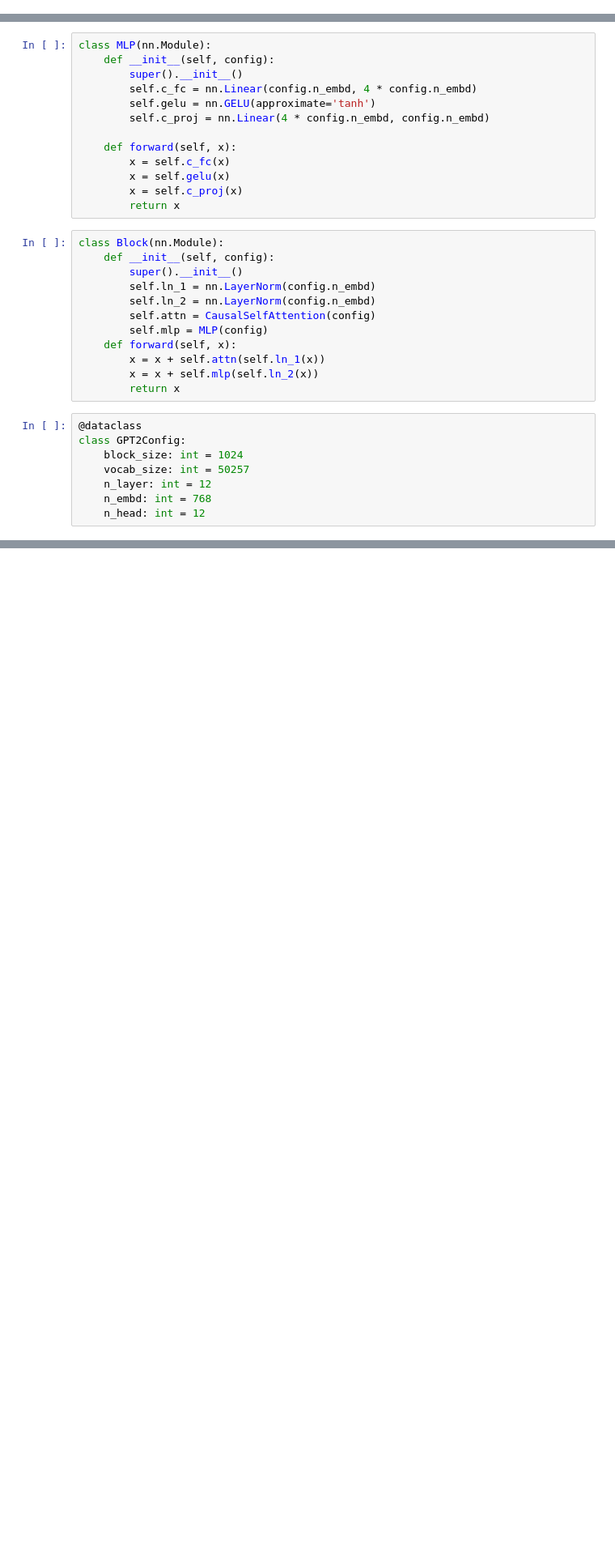
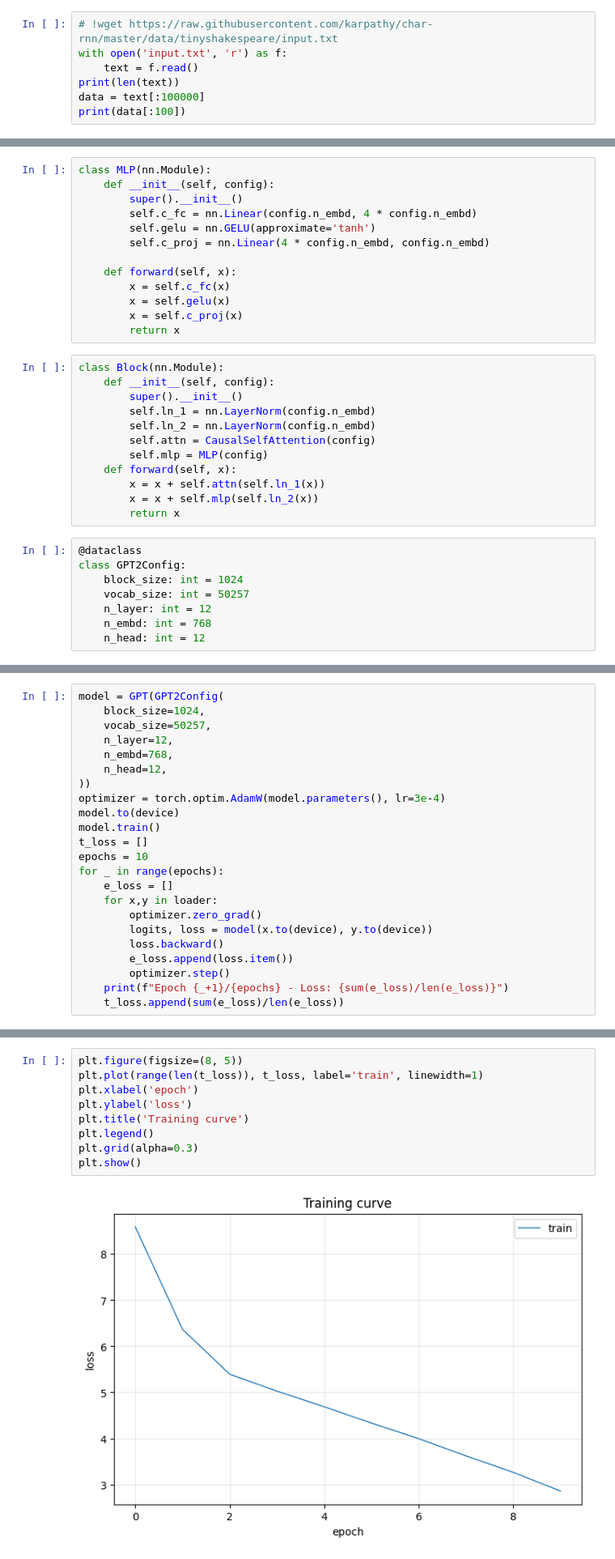
Before and after one commit to xerneas3318/makemore, a Jupyter notebook: gpt-2.ipynb, the cells around one changed output, grey strips where cells are left out. Shown at 81% size. Cells and saved outputs as stored; diff of their text form; blank space fills up the shorter version.

Commit message:
working training

```diff
--- a/gpt-2.ipynb
+++ b/gpt-2.ipynb
@@ -18,0 +13,7 @@ device = 'cuda' if torch.cuda.is_available() else 'cpu'
+# %%
+# !wget https://raw.githubusercontent.com/karpathy/char-rnn/master/data/tinyshakespeare/input.txt
+with open('input.txt', 'r') as f:
+    text = f.read()
+print(len(text))
+data = text[:100000]
+print(data[:100])
@@ -211,0 +187,23 @@ Hello, I'm a language model, so it is a 'lake' field. Imagine a population with
+# %%
+model = GPT(GPT2Config(
+    block_size=1024,
+    vocab_size=50257,
+    n_layer=12,
+    n_embd=768,
+    n_head=12,
+))
+optimizer = torch.optim.AdamW(model.parameters(), lr=3e-4)
+model.to(device)
+model.train()
+t_loss = []
+epochs = 10
+for _ in range(epochs):
+    e_loss = []
+    for x,y in loader:
+        optimizer.zero_grad()
+        logits, loss = model(x.to(device), y.to(device))
+        loss.backward()
+        e_loss.append(loss.item())
+        optimizer.step()
+    print(f"Epoch {_+1}/{epochs} - Loss: {sum(e_loss)/len(e_loss)}")
+    t_loss.append(sum(e_loss)/len(e_loss))
@@ -211,0 +221,11 @@ Hello, I'm a language model, so it is a 'lake' field. Imagine a population with
+# %%
+plt.figure(figsize=(8, 5))
+plt.plot(range(len(t_loss)), t_loss, label='train', linewidth=1)
+plt.xlabel('epoch')
+plt.ylabel('loss')
+plt.title('Training curve')
+plt.legend()
+plt.grid(alpha=0.3)
+plt.show()
+# %% [output]
+[figure, added]
```
Also changed, not shown: parts of 8 cells of this notebook, 3 other files.
